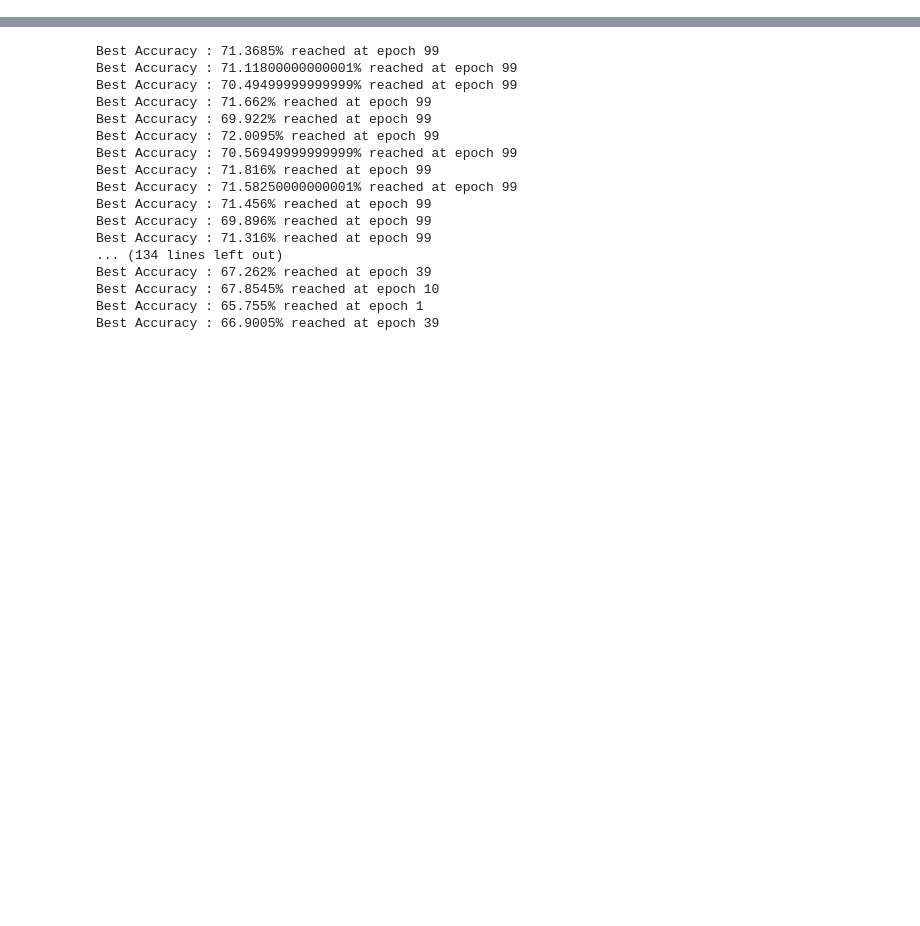
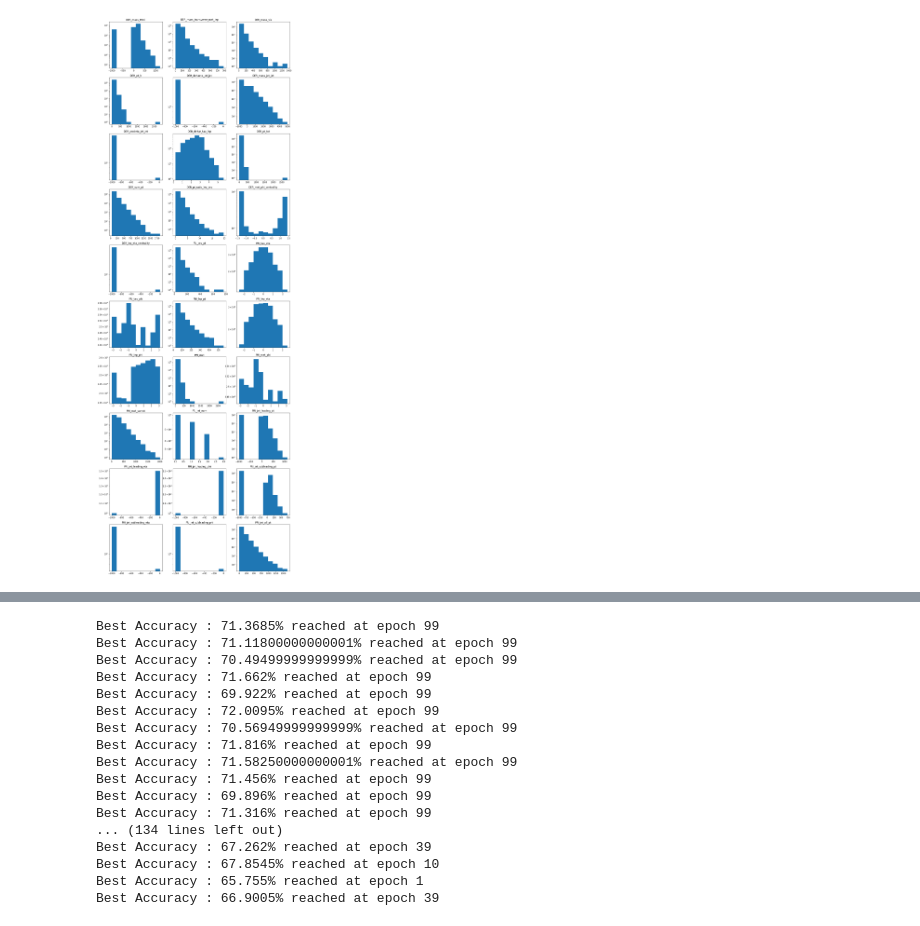
Before and after one commit to mismayil/higgs-boson, a Jupyter notebook: project1_test.ipynb, the cells around one changed output, grey strips where cells are left out. Drawn from its saved outputs; the diff is of its cells as text; code cells hidden in the pictures; blank space fills up the shorter version.

```diff
--- a/project1_test.ipynb
+++ b/project1_test.ipynb
@@ -14,0 +16,3 @@ y_train, X_train, ids = load_csv_data(DATA_TRAIN_PATH)
+# %%
+from implementations import read_header
+features = read_header(DATA_TRAIN_PATH)
@@ -14,0 +41,12 @@ y_train, X_train, ids = load_csv_data(DATA_TRAIN_PATH)
+# %%
+fig, axs = plt.subplots(10, 3, figsize=(16, 50))
+
+for i in range(X_train.shape[1]):
+    ax = axs[i//3, i%3]
+    ax.hist(X_train[:, i])
+    ax.set_yscale('log')
+    ax.set_title(features[i])
+
+plt.show()
+# %% [output]
+[figure, added]
```
Also changed, not shown: parts of 18 cells of this notebook, 2 other files.
